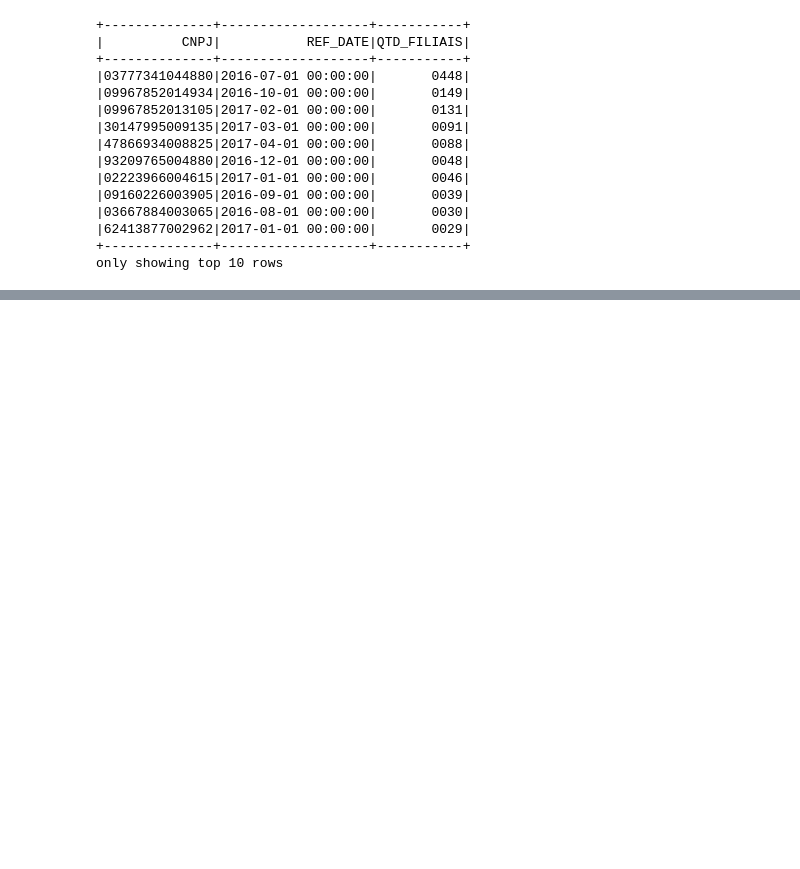
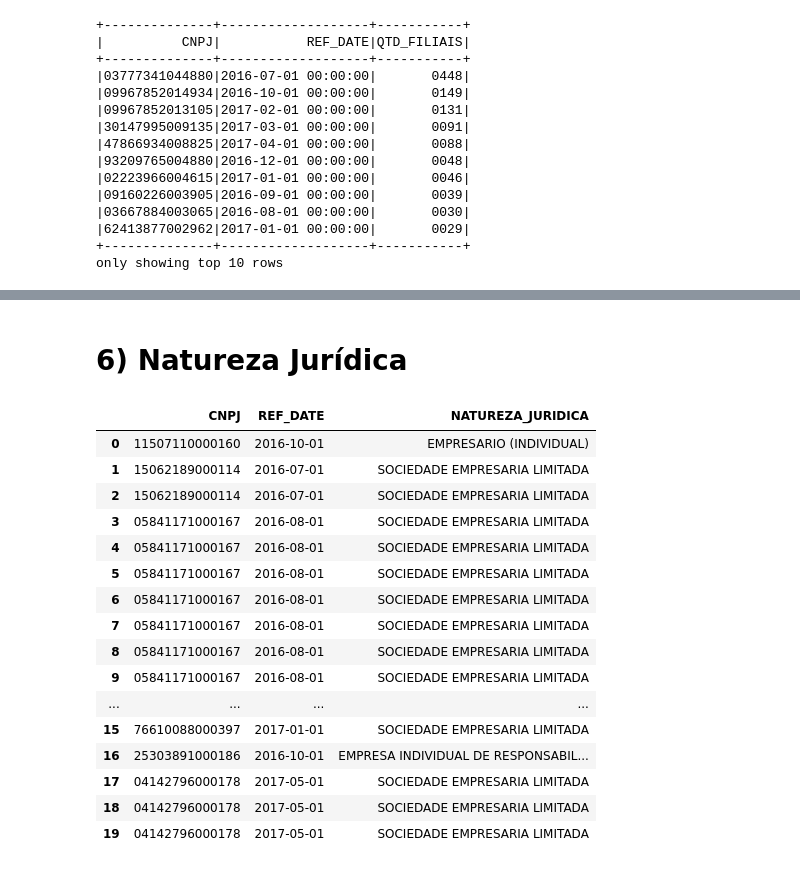
Before and after one commit to claudioalvesmonteiro/machinelearning-CNPJ, a Jupyter notebook: codes/Codigo_alternativo.ipynb, the cells around one changed output, grey strips where cells are left out. Saved outputs shown, nothing was run; the diff lists cells and outputs as text; code cells hidden in the pictures; blank space fills up the shorter version.

```diff
--- a/codes/Codigo_alternativo.ipynb
+++ b/codes/Codigo_alternativo.ipynb
@@ -33,7 +33,7 @@ os.environ["PYSPARK_PYTHON"]="/usr/bin/python3"
 # %%
 # import data
 
-df = spark.read.csv('data/BASE_JUR001.csv',
+df = spark.read.csv('data/jur.csv',
                     sep='\t',
                     encoding='utf-8',
                     header=True,
@@ -84,5 +85,12 @@ df.groupby('CARGO').count().show(100)
 def fill_cnpj(value):
     aux = '00000000000000'+value
     return aux[len(value):]
+
+#------ tratar inicio do CEP sem o 0
+
+@SF.udf('string')
+def fill_cep(value):
+    aux = '00000000'+value
+    return aux[len(value):]
 # %%
 df_cursor = df_cursor.withColumn('CNPJ',fill_cnpj('CNPJ'))
@@ -387,0 +394,23 @@ only showing top 20 rows
+# %% [markdown]
+<h1> 6) Natureza Jurídica </h1>
+# %%
+df_aux = df_base.select('CNPJ','REF_DATE','NATUREZA_JURIDICA')
+df_aux.limit(20).toPandas()
+# %% [output]
+|  | CNPJ | REF_DATE | NATUREZA_JURIDICA |
+| 0 | 11507110000160 | 2016-10-01 | EMPRESARIO (INDIVIDUAL) |
+| 1 | 15062189000114 | 2016-07-01 | SOCIEDADE EMPRESARIA LIMITADA |
+| 2 | 15062189000114 | 2016-07-01 | SOCIEDADE EMPRESARIA LIMITADA |
+| 3 | 05841171000167 | 2016-08-01 | SOCIEDADE EMPRESARIA LIMITADA |
+| 4 | 05841171000167 | 2016-08-01 | SOCIEDADE EMPRESARIA LIMITADA |
+| 5 | 05841171000167 | 2016-08-01 | SOCIEDADE EMPRESARIA LIMITADA |
+| 6 | 05841171000167 | 2016-08-01 | SOCIEDADE EMPRESARIA LIMITADA |
+| 7 | 05841171000167 | 2016-08-01 | SOCIEDADE EMPRESARIA LIMITADA |
+| 8 | 05841171000167 | 2016-08-01 | SOCIEDADE EMPRESARIA LIMITADA |
+| 9 | 05841171000167 | 2016-08-01 | SOCIEDADE EMPRESARIA LIMITADA |
+| ... | ... | ... | ... |
+| 15 | 76610088000397 | 2017-01-01 | SOCIEDADE EMPRESARIA LIMITADA |
+| 16 | 25303891000186 | 2016-10-01 | EMPRESA INDIVIDUAL DE RESPONSABIL... |
+| 17 | 04142796000178 | 2017-05-01 | SOCIEDADE EMPRESARIA LIMITADA |
+| 18 | 04142796000178 | 2017-05-01 | SOCIEDADE EMPRESARIA LIMITADA |
+| 19 | 04142796000178 | 2017-05-01 | SOCIEDADE EMPRESARIA LIMITADA |
```
Also changed, not shown: parts of 29 cells of this notebook.
